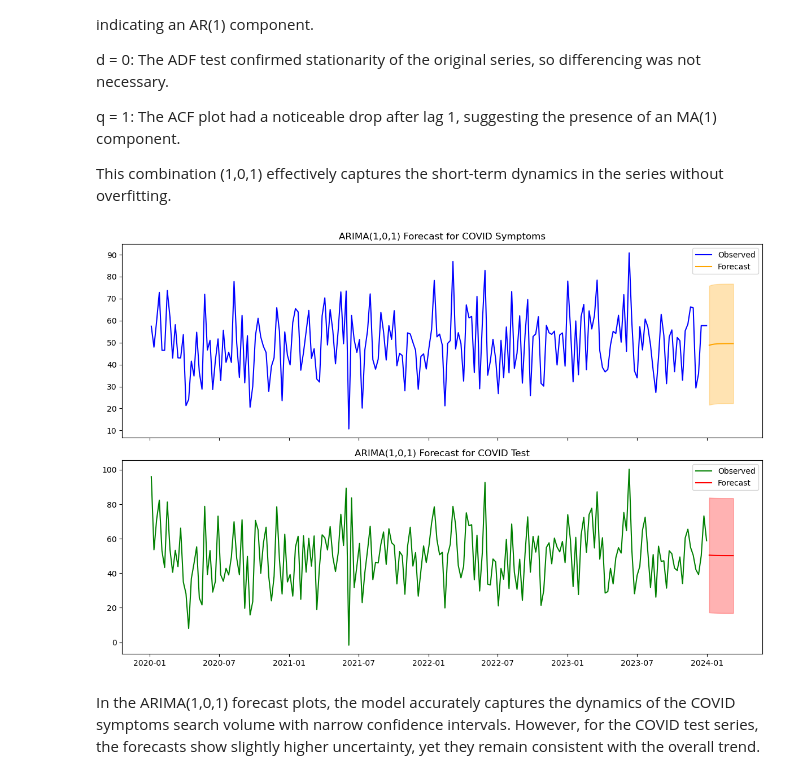
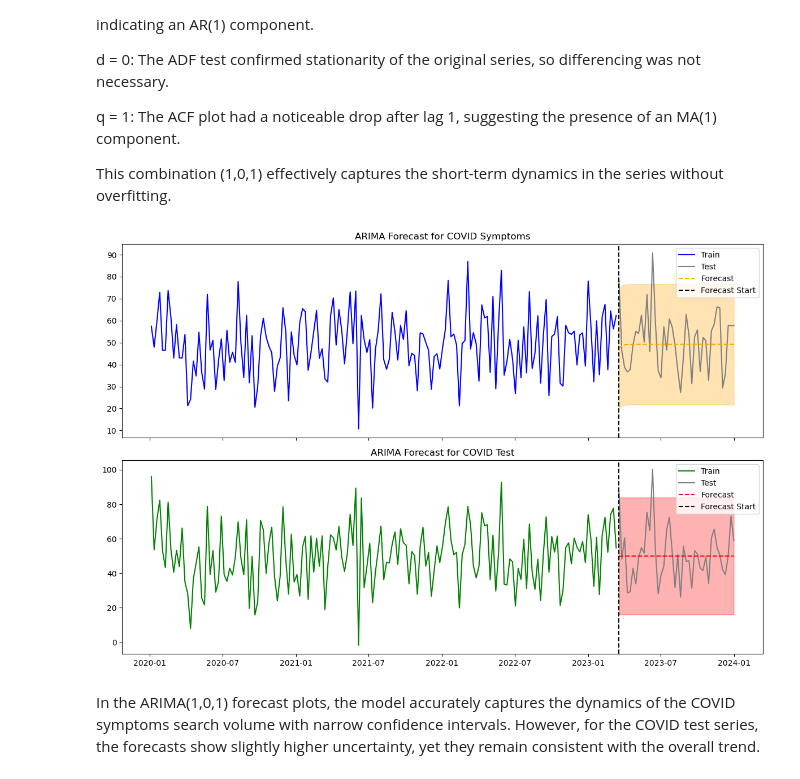
Before and after one commit to sevintanerdi/TSAproject, a Jupyter notebook: TSA_analysis.ipynb, the cells around one changed output. Saved outputs shown, nothing was run; the diff lists cells and outputs as text; code cells hidden in the pictures.

Commit message:
Corrections on ARIMA were completed

```diff
--- a/TSA_analysis.ipynb
+++ b/TSA_analysis.ipynb
@@ -648,52 +648,55 @@ This combination (1,0,1) effectively captures the short-term dynamics in the ser
 # Fit ARIMA(1,0,1) models for both time series
 from statsmodels.tsa.arima.model import ARIMA
 
-arima_model_symptoms = ARIMA(data['covid symptoms'], order=(1, 0, 1)).fit()
-arima_model_test = ARIMA(data['covid test'], order=(1, 0, 1)).fit()
+arima_model_symptoms = ARIMA(train_data['covid symptoms'], order=(1, 0, 1)).fit()
+arima_model_test = ARIMA(train_data['covid test'], order=(1, 0, 1)).fit()
 
-# Generate 10-step ahead forecasts
-forecast_symptoms = arima_model_symptoms.get_forecast(steps=10)
-forecast_test = arima_model_test.get_forecast(steps=10)
+forecast_steps = len(test_data)
+
+forecast_symptoms = arima_model_symptoms.get_forecast(steps=forecast_steps)
+forecast_test = arima_model_test.get_forecast(steps=forecast_steps)
 
 # Extract forecasted means and confidence intervals
 forecast_symptoms_mean = forecast_symptoms.predicted_mean
 forecast_symptoms_ci = forecast_symptoms.conf_int()
 
 forecast_test_mean = forecast_test.predicted_mean
 forecast_test_ci = forecast_test.conf_int()
 
 # Generate weekly date index for forecasted points
-future_dates = pd.date_range(start=data.index[-1] + pd.Timedelta(weeks=1), periods=10, freq='W')
+future_dates = test_data.index
 
 # Plot forecasts with 80% confidence intervals for both series
 import matplotlib.pyplot as plt
 
 fig, axes = plt.subplots(2, 1, figsize=(12, 8), sharex=True)
 
-# Subplot for COVID Symptoms search volume
-axes[0].plot(data.index, data['covid symptoms'], label='Observed', color='blue')
-axes[0].plot(future_dates, forecast_symptoms_mean, label='Forecast', color='orange')
+# COVID Symptoms
+axes[0].plot(train_data['covid symptoms'], label='Train', color='blue')
+axes[0].plot(test_data['covid symptoms'], label='Test', color='gray')
+axes[0].plot(future_dates, forecast_symptoms_mean, label='Forecast', color='orange', linestyle='--') # <-- kesikli çizgi
 axes[0].fill_between(future_dates,
 forecast_symptoms_ci.iloc[:, 0],
-forecast_symptoms_ci.iloc[:, 1],
-color='orange', alpha=0.3)
-axes[0].set_title('ARIMA(1,0,1) Forecast for COVID Symptoms')
+forecast_symptoms_ci.iloc[:, 1], color='orange', alpha=0.3)
+axes[0].axvline(x=future_dates[0], color='black', linestyle='--', label='Forecast Start') # <-- dikey çizgi
+axes[0].set_title('ARIMA Forecast for COVID Symptoms')
 axes[0].legend()
 
-# Subplot for COVID Test search volume
-axes[1].plot(data.index, data['covid test'], label='Observed', color='green')
-axes[1].plot(future_dates, forecast_test_mean, label='Forecast', color='red')
+# COVID Test
+axes[1].plot(train_data['covid test'], label='Train', color='green')
+axes[1].plot(test_data['covid test'], label='Test', color='gray')
+axes[1].plot(future_dates, forecast_test_mean, label='Forecast', color='red', linestyle='--') # <-- kesikli çizgi
 axes[1].fill_between(future_dates,
 forecast_test_ci.iloc[:, 0],
-forecast_test_ci.iloc[:, 1],
-color='red', alpha=0.3)
-axes[1].set_title('ARIMA(1,0,1) Forecast for COVID Test')
+forecast_test_ci.iloc[:, 1], color='red', alpha=0.3)
+axes[1].axvline(x=future_dates[0], color='black', linestyle='--', label='Forecast Start') # <-- dikey çizgi
+axes[1].set_title('ARIMA Forecast for COVID Test')
 axes[1].legend()
 
 plt.tight_layout()
 plt.show()
 # %% [output]
-[figure, old version]
+[figure, new version]
 # %% [markdown]
 In the ARIMA(1,0,1) forecast plots, the model accurately captures the dynamics of the COVID symptoms search volume with narrow confidence intervals. However, for the COVID test series, the forecasts show slightly higher uncertainty, yet they remain consistent with the overall trend.
 # %%
```
Also changed, not shown: parts of 3 cells of this notebook.
